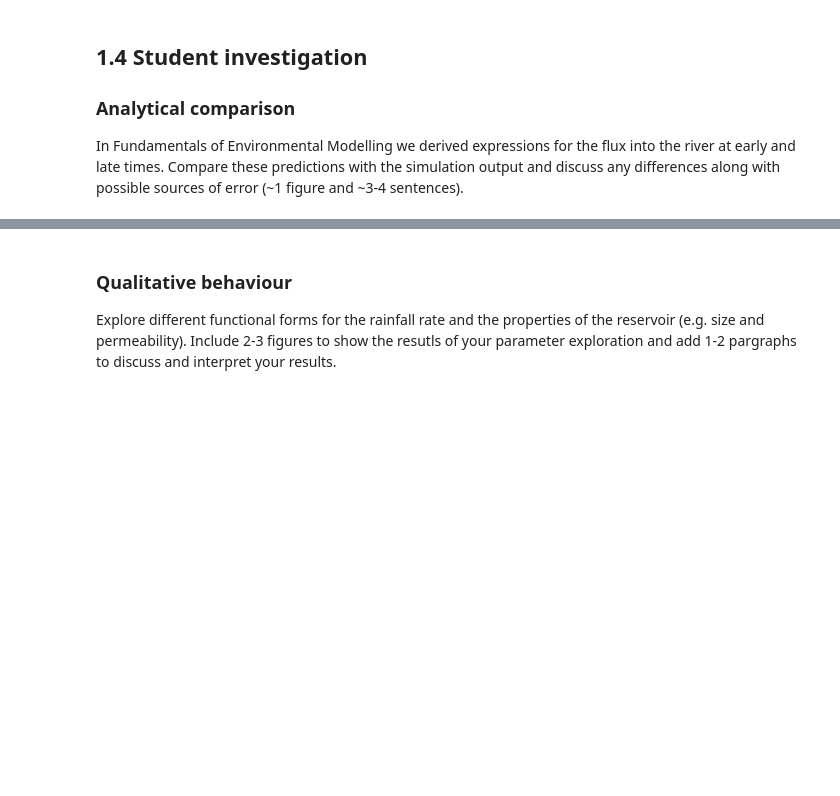
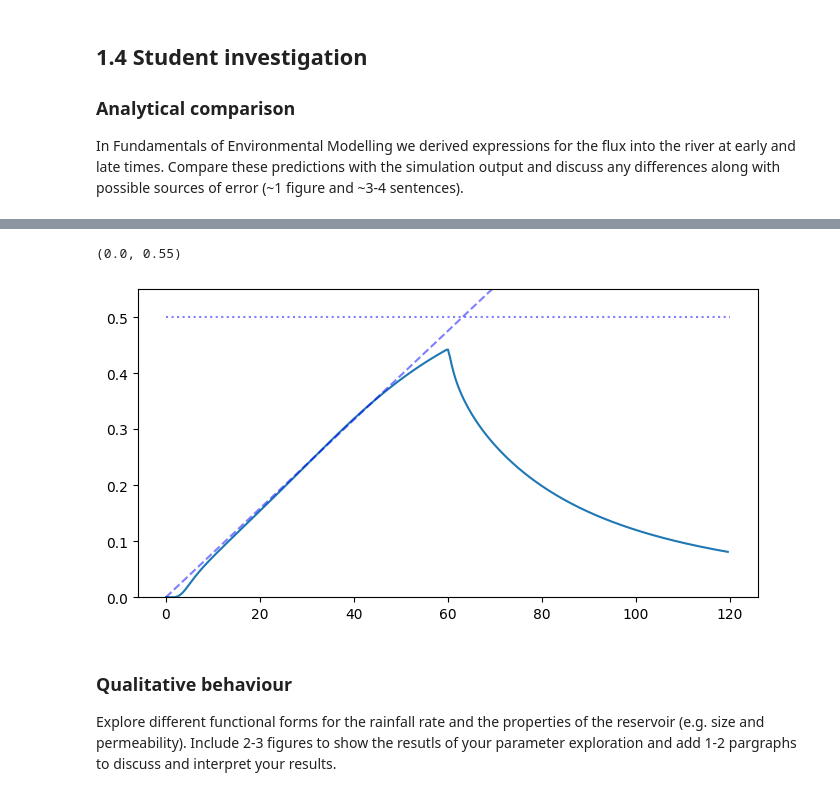
Before and after one commit to OscarHorstrup/QCES_0311K, a Jupyter notebook: Project2_transport.ipynb, the cells around one changed output, grey strips where cells are left out. Drawn from its saved outputs; the diff is of its cells as text; code cells hidden in the pictures; blank space fills up the shorter version.

```diff
--- a/Project2_transport.ipynb
+++ b/Project2_transport.ipynb
@@ -292,3 +296,16 @@ In Fundamentals of Environmental Modelling we derived expressions for the flux i
+# %%
+fig, ax = plt.subplots(figsize=(8,4))
+
+x=np.linspace(0,120,100)
+f = np.ones(100)*R0*L*day
+g = np.ones(100)*((ub**(0.5)*R0**(1.5)*x)/phi) * day * 10**(4.8)
+ax.plot(t_save / day, QR_save * day)
+ax.plot(x, f, c='blue', ls=':', alpha=0.5)
+ax.plot(x, g, alpha=0.5, ls='--', c='blue')
+ax.set_ylim(0, 0.55)
+# %% [output]
+(0.0, 0.55)
+[figure, added]
 # %% [markdown]
 ### Qualitative behaviour
 Explore different functional forms for the rainfall rate and the properties of the reservoir (e.g. size and permeability).  Include 2-3 figures to show the resutls of your parameter exploration and add 1-2 pargraphs to discuss and interpret your results.
```
Also changed, not shown: parts of 3 cells of this notebook.
